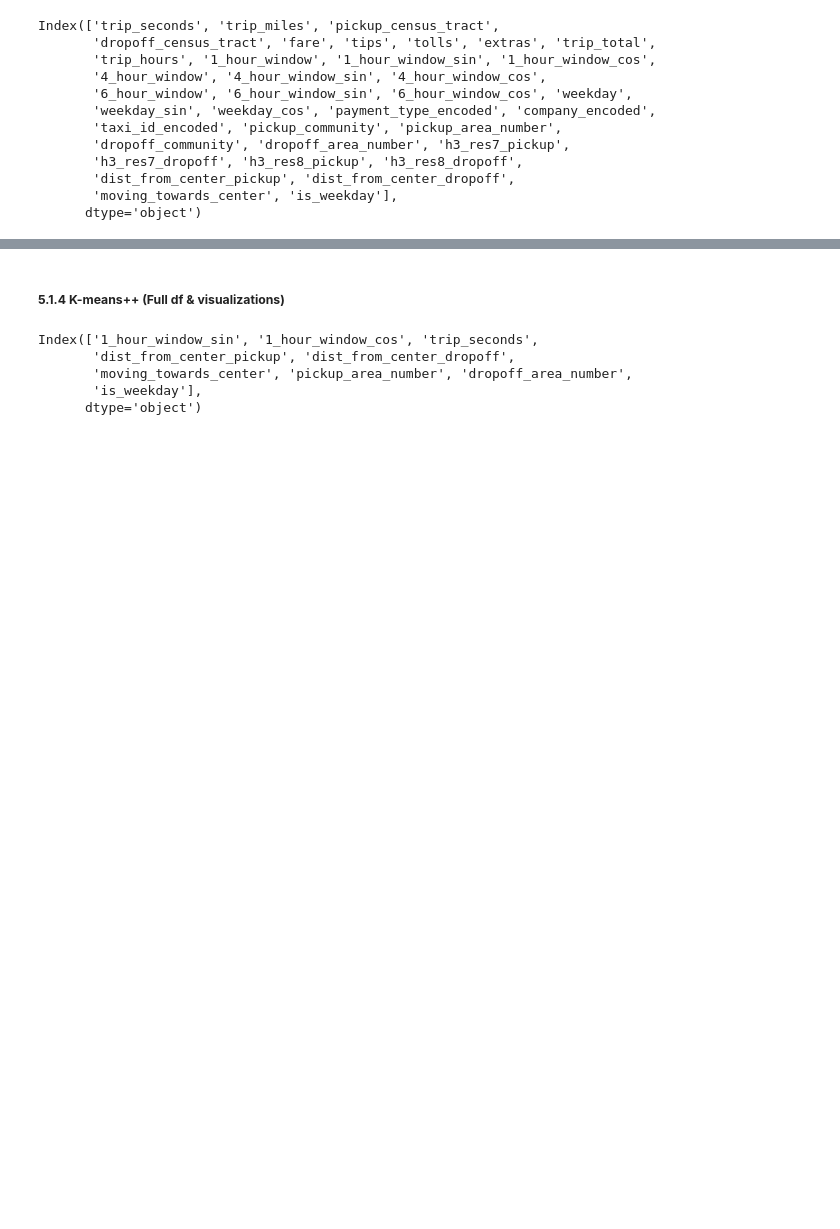
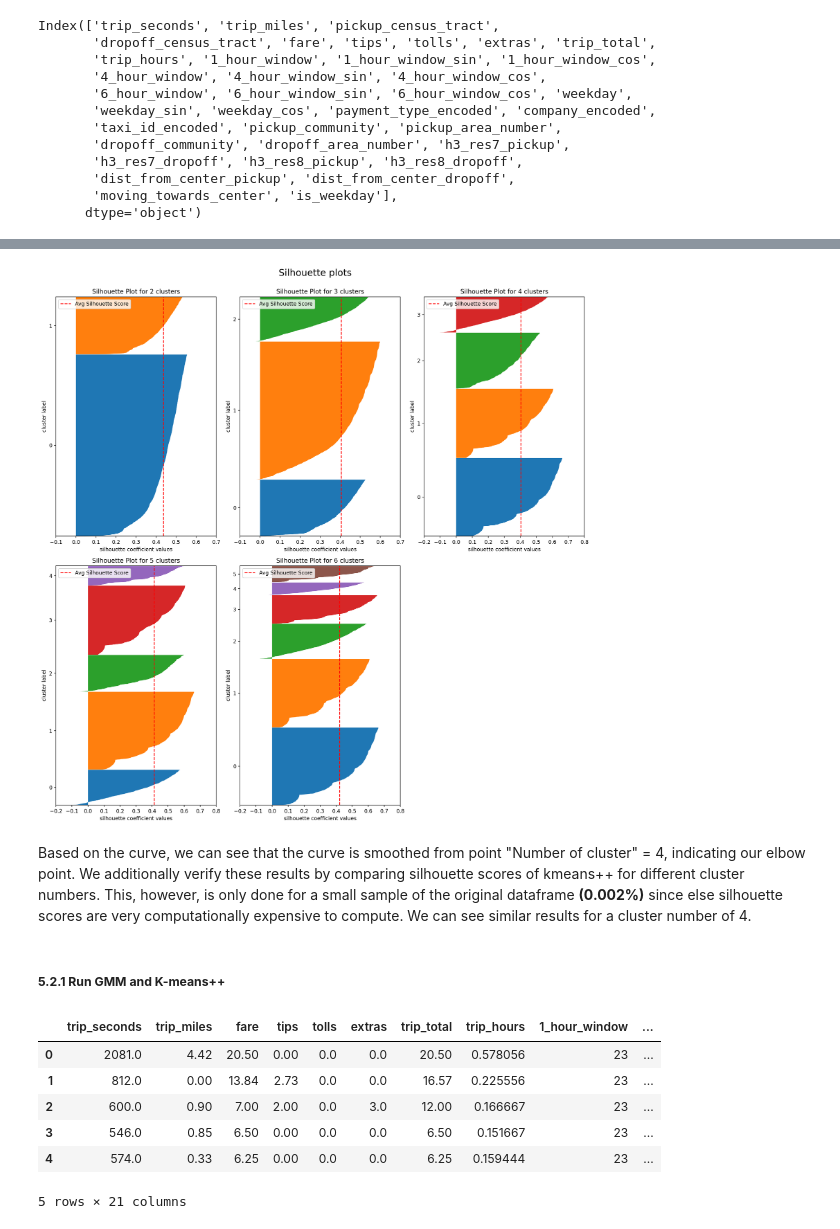
Before and after one commit to madxox/AAA_Teamassignment, a Jupyter notebook: 03_cluster_analysis.ipynb, the cells around one changed output, grey strips where cells are left out. Cells and saved outputs as stored; diff of their text form; code cells hidden in the pictures; blank space fills up the shorter version.

```diff
--- a/03_cluster_analysis.ipynb
+++ b/03_cluster_analysis.ipynb
@@ -513,0 +469,7 @@ The score is between [-1, 1], where
+# %%
+# Validate cluster number using Silhouette Scores
+plot_silhouette_scores(df_temp_scaled, 6)
+# %% [output]
+[figure, added]
+# %% [markdown]
+Based on the curve, we can see that the curve is smoothed from point "Number of cluster" = 4, indicating our elbow point. We additionally verify these results by comparing silhouette scores of kmeans++ for different cluster numbers. This, however, is only done for a small sample of the original dataframe **(0.002%)** since else silhouette scores are very computationally expensive to compute. We can see similar results for a cluster number of 4.
@@ -514,2 +479,2 @@ The score is between [-1, 1], where
 # %% [markdown]
-##### **5.1.4 K-means++ (Full df & visualizations)**
+##### **5.2.1 Run GMM and K-means++**
@@ -520,8 +490,10 @@ prep_df['kmeans_cluster'] = kmeans.fit_predict(df_scaled)
 # %%
-df_scaled.columns
+df_fselection.head()
 # %% [output]
+|  | trip_seconds | trip_miles | fare | tips | tolls | extras | trip_total | trip_hours | 1_hour_window | ... |
+| 0 | 2081.0 | 4.42 | 20.50 | 0.00 | 0.0 | 0.0 | 20.50 | 0.578056 | 23 | ... |
+| 1 | 812.0 | 0.00 | 13.84 | 2.73 | 0.0 | 0.0 | 16.57 | 0.225556 | 23 | ... |
+| 2 | 600.0 | 0.90 | 7.00 | 2.00 | 0.0 | 3.0 | 12.00 | 0.166667 | 23 | ... |
+| 3 | 546.0 | 0.85 | 6.50 | 0.00 | 0.0 | 0.0 | 6.50 | 0.151667 | 23 | ... |
+| 4 | 574.0 | 0.33 | 6.25 | 0.00 | 0.0 | 0.0 | 6.25 | 0.159444 | 23 | ... |
-Index(['1_hour_window_sin', '1_hour_window_cos', 'trip_seconds',
-       'dist_from_center_pickup', 'dist_from_center_dropoff',
-       'moving_towards_center', 'pickup_area_number', 'dropoff_area_number',
-       'is_weekday'],
-      dtype='object')
+5 rows × 21 columns
```
Also changed, not shown: parts of 66 cells of this notebook, 1 other file.
